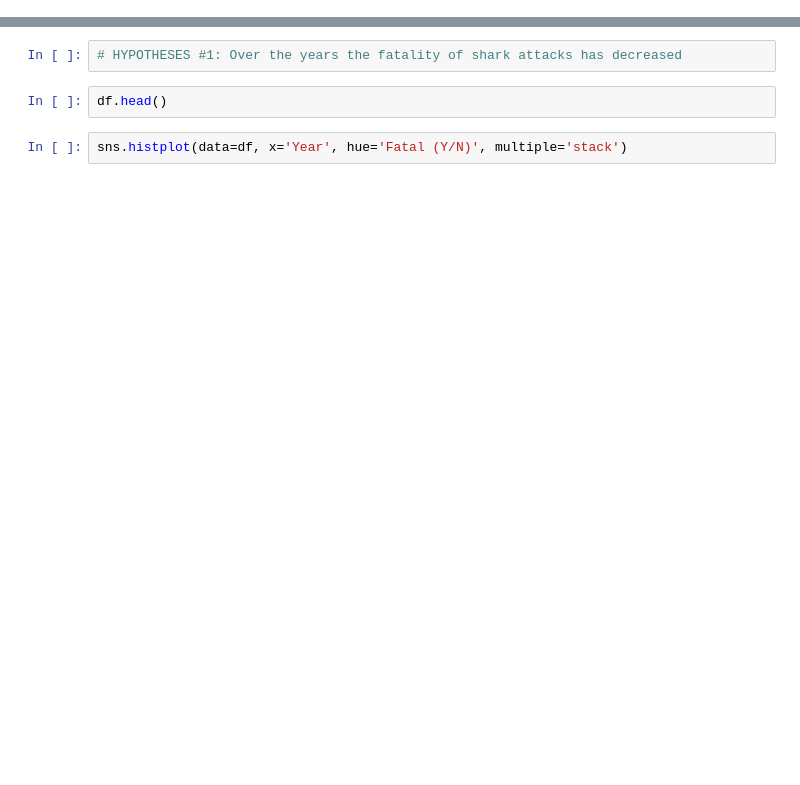
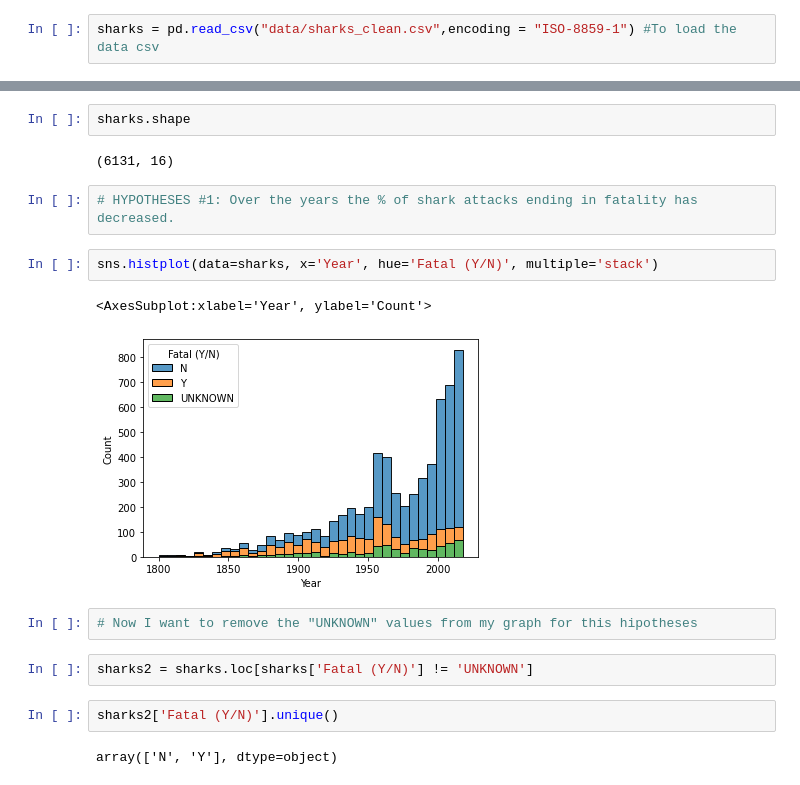
Before and after one commit to mariaperezdeayalas/Shark-Attacks-Pandas-Project-, a Jupyter notebook: Analysis.ipynb, the cells around one changed output, grey strips where cells are left out. Drawn from its saved outputs; the diff is of its cells as text; blank space fills up the shorter version.

```diff
--- a/Analysis.ipynb
+++ b/Analysis.ipynb
@@ -12,0 +34,2 @@ import matplotlib.pyplot as plt
+# %%
+sharks = pd.read_csv("data/sharks_clean.csv",encoding = "ISO-8859-1") #To load the data csv
@@ -13,6 +51,19 @@ import matplotlib.pyplot as plt
+# %%
+sharks.shape
+# %% [output]
+(6131, 16)
 # %%
-# HYPOTHESES #1: Over the years the fatality of shark attacks has decreased
+# HYPOTHESES #1: Over the years the % of shark attacks ending in fatality has decreased.
-# %%
-df.head()
 # %%
-sns.histplot(data=df, x='Year', hue='Fatal (Y/N)', multiple='stack')
+sns.histplot(data=sharks, x='Year', hue='Fatal (Y/N)', multiple='stack')
+# %% [output]
+<AxesSubplot:xlabel='Year', ylabel='Count'>
+[figure, added]
+# %%
+# Now I want to remove the "UNKNOWN" values from my graph for this hipotheses
+# %%
+sharks2 = sharks.loc[sharks['Fatal (Y/N)'] != 'UNKNOWN']
+# %%
+sharks2['Fatal (Y/N)'].unique()
+# %% [output]
+array(['N', 'Y'], dtype=object)
```
Also changed, not shown: parts of 19 cells of this notebook, 3 other files.
